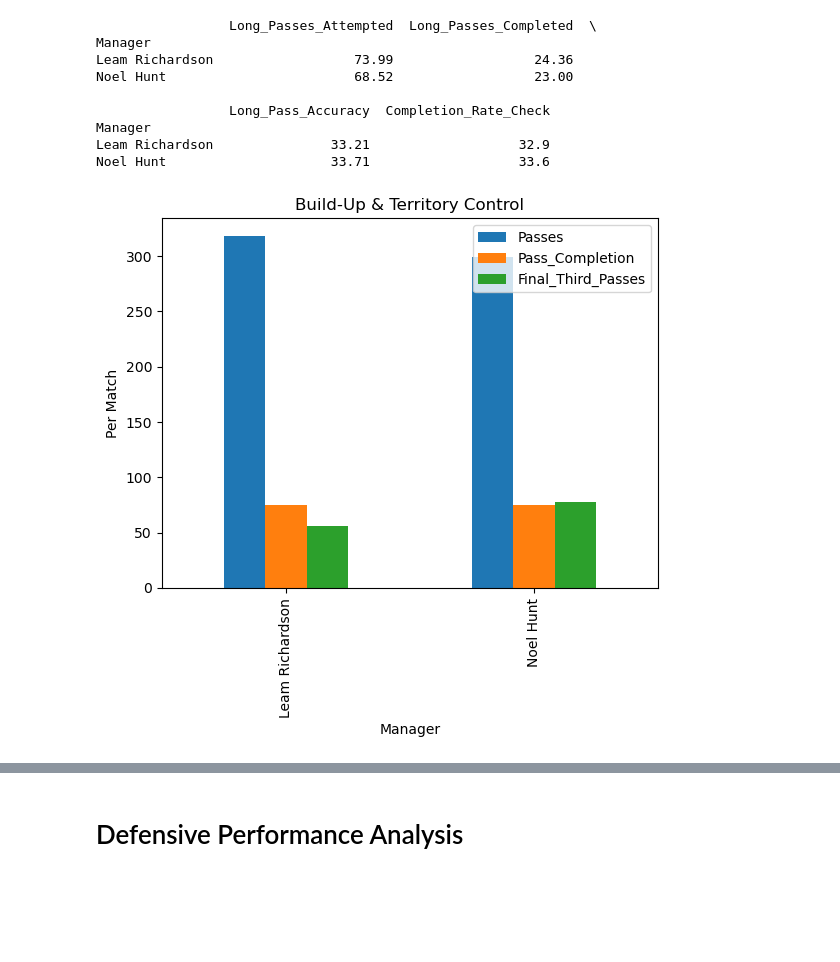
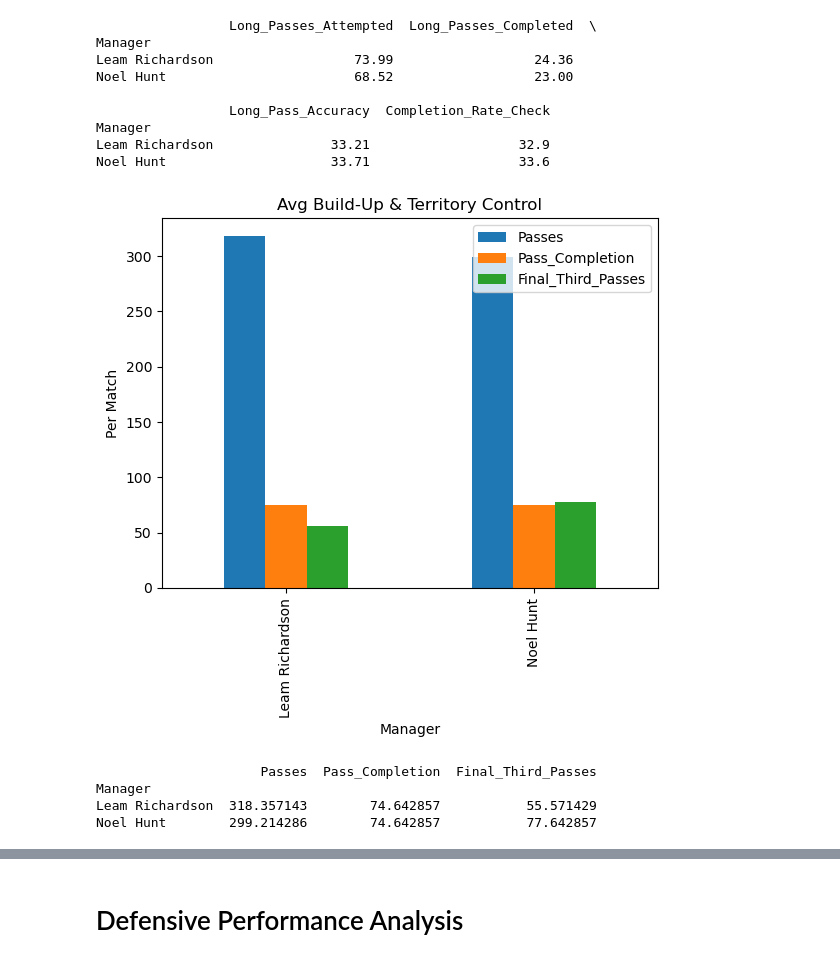
Before and after one commit to abryantgithub/Football_Analysis, a Jupyter notebook: notebooks/Season Analysis/manager_analysis.ipynb, the cells around one changed output, grey strips where cells are left out. Saved outputs shown, nothing was run; the diff lists cells and outputs as text; code cells hidden in the pictures; blank space fills up the shorter version.

```diff
--- a/notebooks/Season Analysis/manager_analysis.ipynb
+++ b/notebooks/Season Analysis/manager_analysis.ipynb
@@ -245,20 +278,26 @@ Noel Hunt                     33.71                   33.6
 # %%
 passing = (
     df.groupby("Manager")
       .agg(
           Passes=("rfc_Passes", "mean"),
           Pass_Completion=("rfc_Pass%", "mean"),
           Final_Third_Passes=("rfc_Passes_In_Final_Third", "mean")
       )
 )
 
 passing.plot(kind="bar")
-plt.title("Build-Up & Territory Control")
+plt.title("Avg Build-Up & Territory Control")
 plt.ylabel("Per Match")
 plt.xlabel("Manager")
 plt.show()
+
+print(passing)
 # %% [output]
-[figure, old version]
+[figure, new version]
+                     Passes  Pass_Completion  Final_Third_Passes
+Manager
+Leam Richardson  318.357143        74.642857           55.571429
+Noel Hunt        299.214286        74.642857           77.642857
 # %%
 territory = (
     df.groupby("Manager")
```
Also changed, not shown: parts of 10 cells of this notebook, 1 other file.
